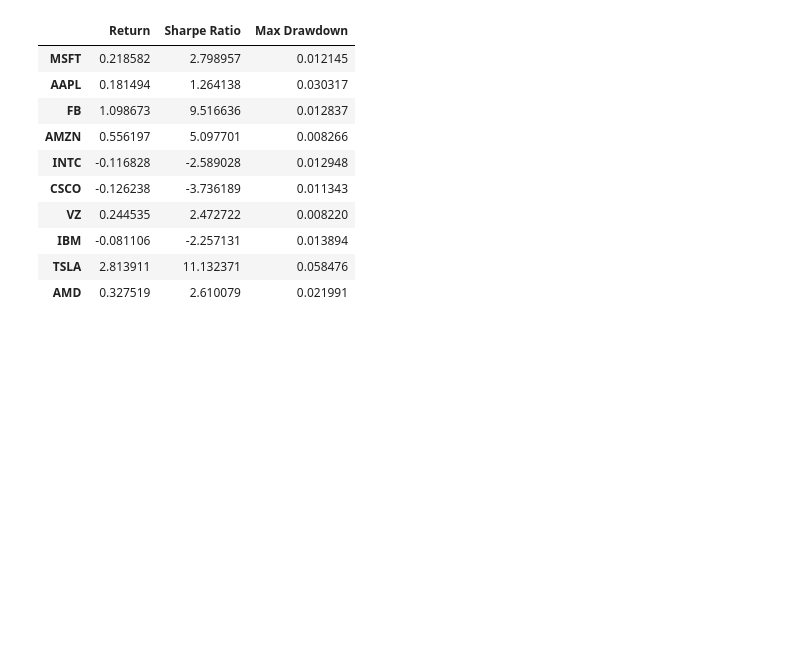
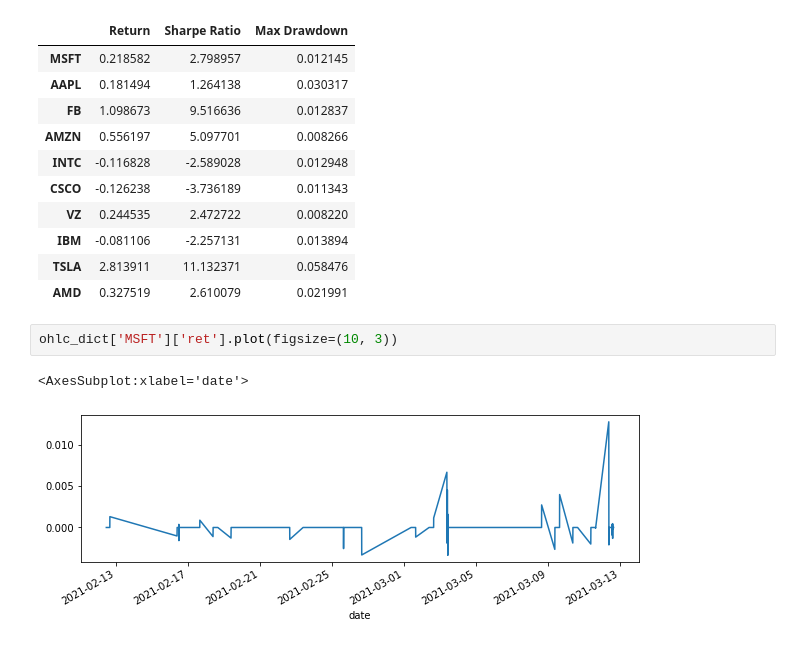
Before and after one commit to Strider221B/AlgorithmicTradingCourse, a Jupyter notebook: 5_BackTesting/Course/ResistanceBreakout.ipynb, the cells around one changed output. Drawn from its saved outputs; the diff is of its cells as text; blank space fills up the shorter version.

```diff
--- a/5_BackTesting/Course/ResistanceBreakout.ipynb
+++ b/5_BackTesting/Course/ResistanceBreakout.ipynb
@@ -196,3 +195,8 @@ calculating KPIs for  AMD
 | IBM | -0.081106 | -2.257131 | 0.013894 |
 | TSLA | 2.813911 | 11.132371 | 0.058476 |
 | AMD | 0.327519 | 2.610079 | 0.021991 |
+# %%
+ohlc_dict['MSFT']['ret'].plot(figsize=(10, 3))
+# %% [output]
+<AxesSubplot:xlabel='date'>
+[figure, added]
```
Also changed, not shown: parts of 5 cells of this notebook, 3 other files.
